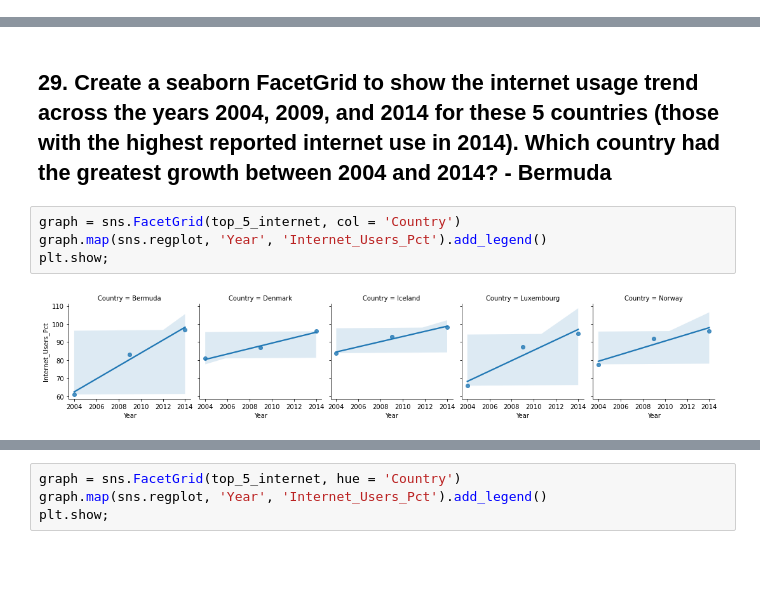
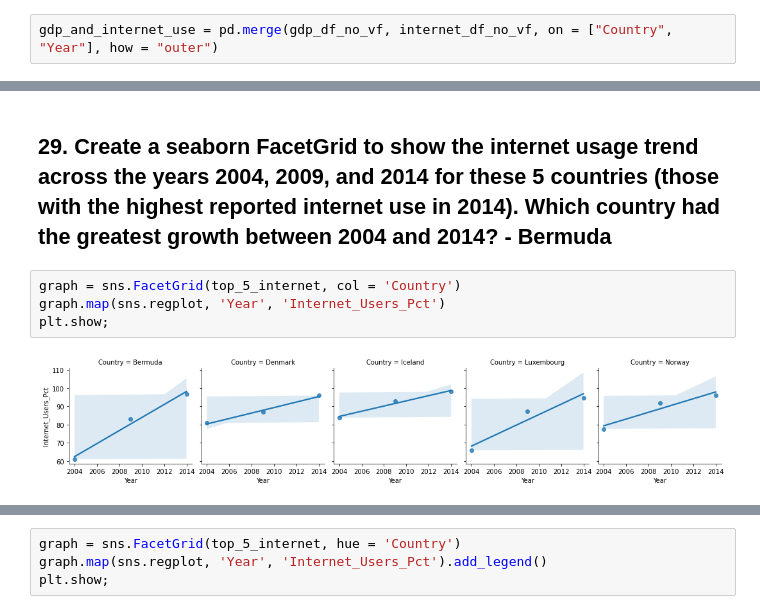
Before and after one commit to NSS-Full-Time-Data-Analytics-7/gdp-and-internet-usage-austin-davis, a Jupyter notebook: notebooks/gdp_and_internet_usage.ipynb, the cells around one changed output, grey strips where cells are left out. Saved outputs shown, nothing was run; the diff lists cells and outputs as text; blank space fills up the shorter version.

```diff
--- a/notebooks/gdp_and_internet_usage.ipynb
+++ b/notebooks/gdp_and_internet_usage.ipynb
@@ -149,6 +149,8 @@ gdp_df_no_vf.head()
 ## 13. Merge the two DataFrames to one. Merge all rows from each of the two DataFrames. Call the new DataFrame gdp_and_internet_use.
 # %%
 gdp_and_internet_use = pd.merge(gdp_df_no_vf, internet_df_no_vf)
+# %%
+gdp_and_internet_use = pd.merge(gdp_df_no_vf, internet_df_no_vf, on = ["Country", "Year"], how = "outer")
 # %%
 gdp_and_internet_use.head()
 # %% [output]
@@ -461,7 +478,7 @@ top_5_internet
 ## 29. Create a seaborn FacetGrid to show the internet usage trend across the years 2004, 2009, and 2014 for these 5 countries (those with the highest reported internet use in 2014). Which country had the greatest growth between 2004 and 2014? - Bermuda
 # %%
 graph = sns.FacetGrid(top_5_internet, col = 'Country')
-graph.map(sns.regplot, 'Year', 'Internet_Users_Pct').add_legend()
+graph.map(sns.regplot, 'Year', 'Internet_Users_Pct')
 plt.show;
 # %% [output]
-[figure, old version]
+[figure, new version]
```
Also changed, not shown: parts of 28 cells of this notebook, 1 other file.
